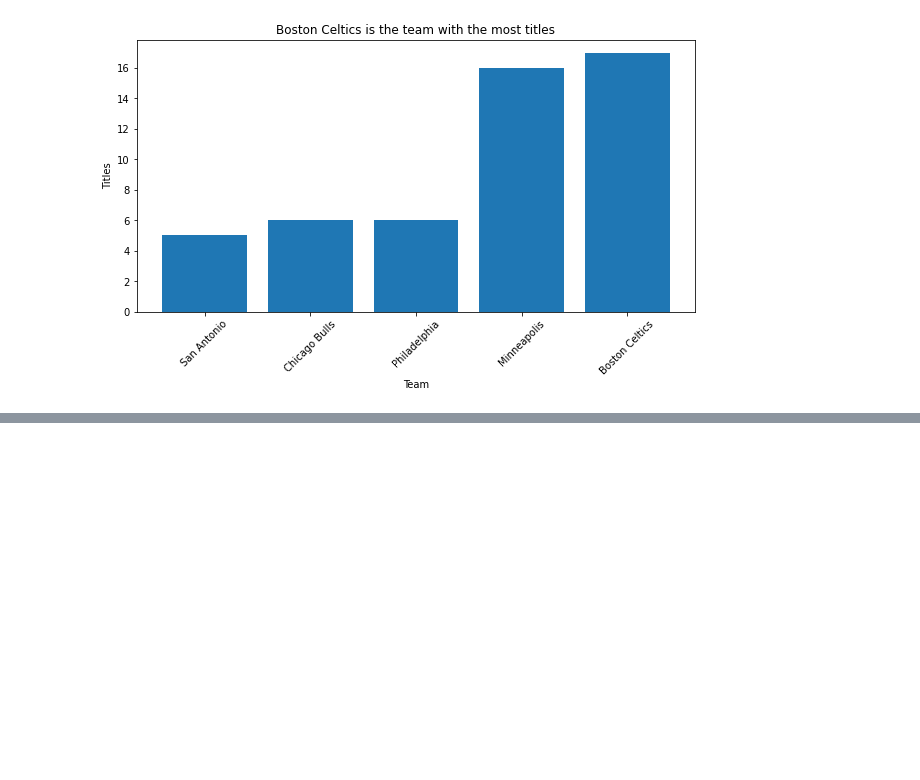
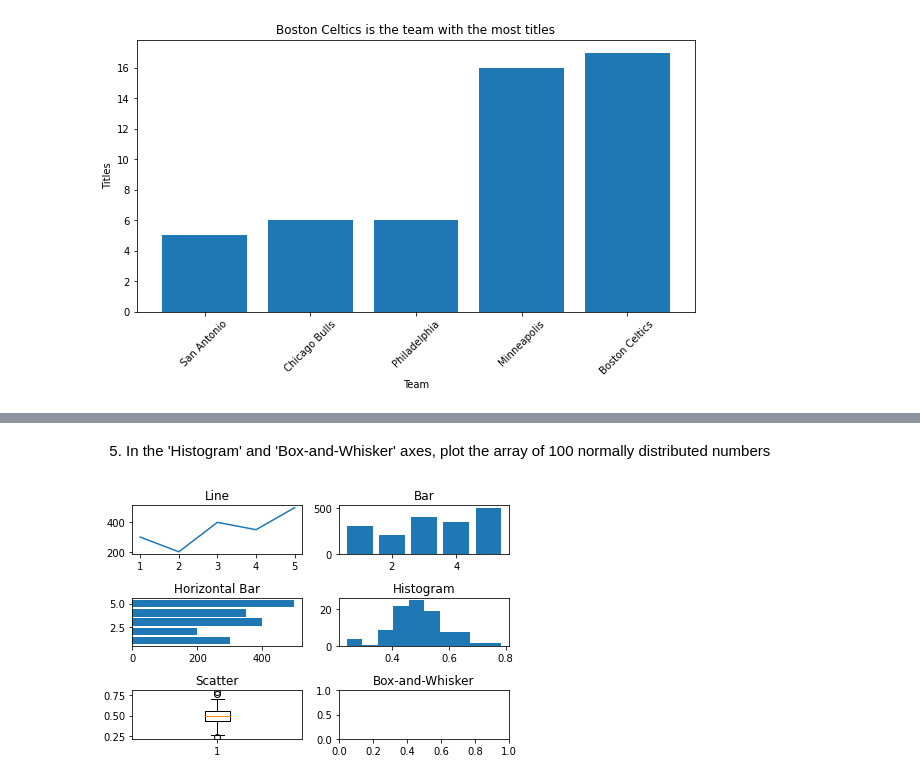
Before and after one commit to jafetpintle/DataManipulation, a Jupyter notebook: Activities_chapter_2.ipynb, the cells around one changed output, grey strips where cells are left out. Cells and saved outputs as stored; diff of their text form; code cells hidden in the pictures; blank space fills up the shorter version.

```diff
--- a/Activities_chapter_2.ipynb
+++ b/Activities_chapter_2.ipynb
@@ -103,0 +228,28 @@ plt.show()
+# %% [markdown]
+5. In the 'Histogram' and 'Box-and-Whisker' axes, plot the array of 100 normally
+distributed numbers
+# %%
+fig, axes = plt.subplots(nrows=3 , ncols=2)
+
+axes[0,0].set_title('Line')
+axes[0,0].plot(items_sold_by_week_df['Week'], items_sold_by_week_df['Items_Sold'])
+
+axes[0,1].set_title('Bar')
+axes[0,1].bar(items_sold_by_week_df['Week'], items_sold_by_week_df['Items_Sold'])
+
+axes[1,0].set_title('Horizontal Bar')
+axes[1,0].barh(items_sold_by_week_df['Week'], items_sold_by_week_df['Items_Sold'])
+
+axes[1,1].set_title('Histogram')
+axes[1,1].hist(x)
+
+axes[2,0].set_title('Scatter')
+
+
+axes[2,1].set_title('Box-and-Whisker')
+axes[2,0].boxplot(x)
+
+plt.tight_layout()
+fig.show()
+# %% [output]
+[figure, added]
```
Also changed, not shown: parts of 18 cells of this notebook.
